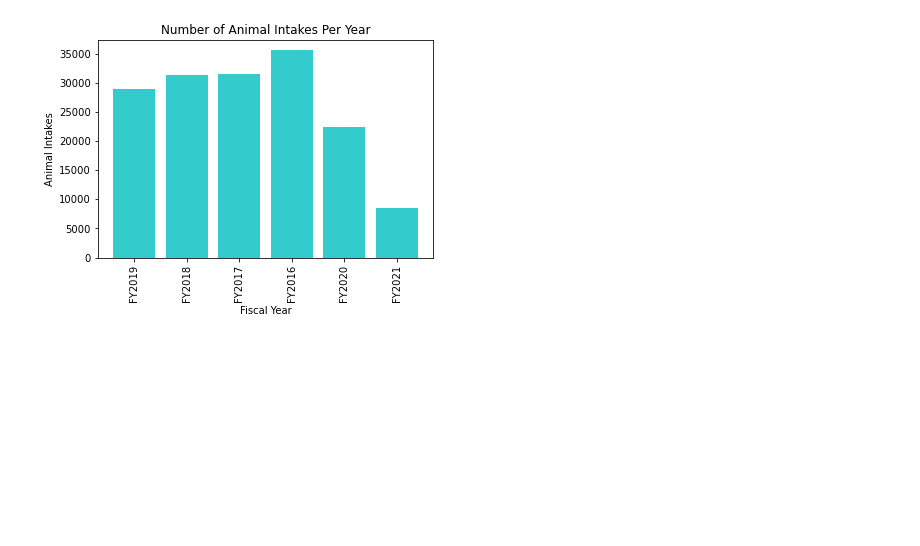
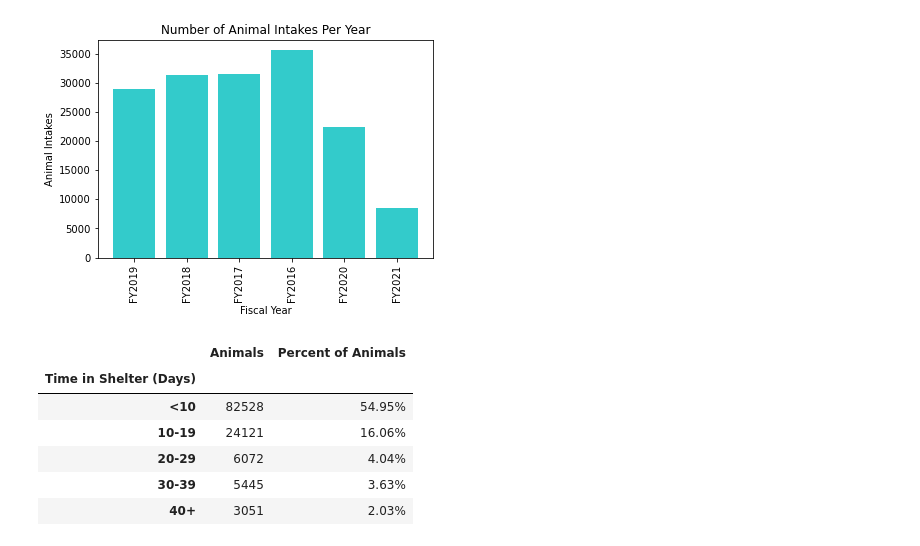
Before and after one commit to jconcha56429/Project1, a Jupyter notebook: Project1.ipynb, the cells around one changed output. Drawn from its saved outputs; the diff is of its cells as text; code cells hidden in the pictures; blank space fills up the shorter version.

```diff
--- a/Project1.ipynb
+++ b/Project1.ipynb
@@ -301,3 +349,29 @@ plt.xticks(rotation="vertical")
 plt.show()
 # %% [output]
 [figure]
+# %%
+#GET INFORMATION ON HOW LONG ANIMALS WERE IN SHELTER
+
+bins = [pd.Timedelta("0 days"), pd.Timedelta("9 days"), pd.Timedelta("19 days"),pd.Timedelta("29 days"), pd.Timedelta("39 days"), pd.Timedelta("150 days")]
+time_labels = ["<10", "10-19", "20-29", "30-39", "40+"]
+
+dallas_shelter_data["Time in Shelter (Days)"] = pd.cut(dallas_shelter_data["Time in Shelter"], bins, labels=time_labels)
+groupby_time = dallas_shelter_data.groupby(["Time in Shelter (Days)"])
+
+animalCount = groupby_time["Animal Id"].nunique()
+timePercent = animalCount / totalAnimals * 100
+
+time_demographics = pd.DataFrame({"Animals": animalCount,
+                                 "Percent of Animals": timePercent})
+
+time_demographics["Percent of Animals"] = time_demographics["Percent of Animals"].map("{:.2f}%".format)
+
+time_demographics
+# %% [output]
+|  | Animals | Percent of Animals |
+| Time in Shelter (Days) |  |  |
+| <10 | 82528 | 54.95% |
+| 10-19 | 24121 | 16.06% |
+| 20-29 | 6072 | 4.04% |
+| 30-39 | 5445 | 3.63% |
+| 40+ | 3051 | 2.03% |
```
Also changed, not shown: parts of 19 cells of this notebook.
